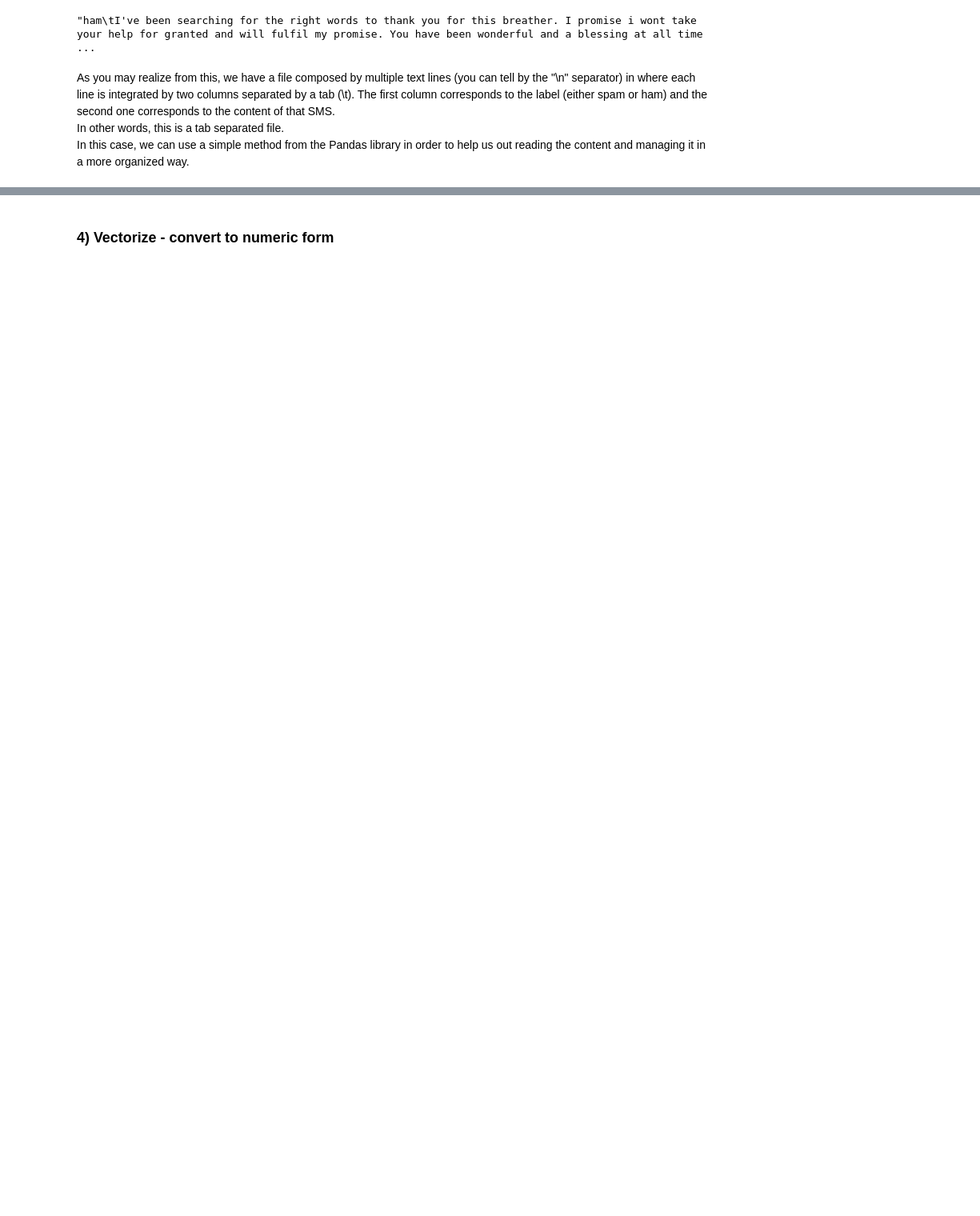
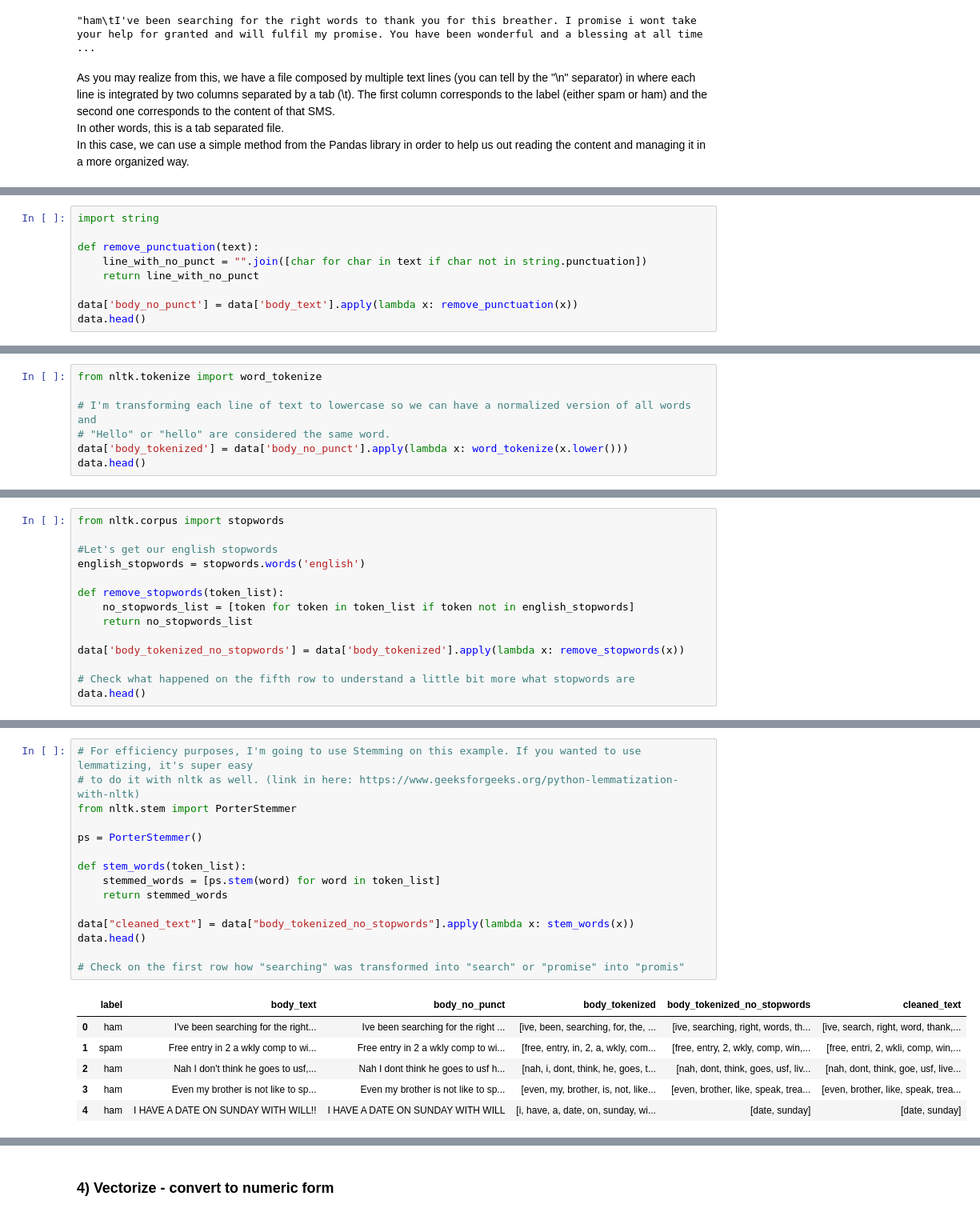
Before and after one commit to lucasalvarezlacasa/SpamFilterDetector, a Jupyter notebook: SpamFilterDetector.ipynb, the cells around one changed output, grey strips where cells are left out. Shown: that part at 80% size. Drawn from its saved outputs; the diff is of its cells as text; blank space fills up the shorter version.

```diff
--- a/SpamFilterDetector.ipynb
+++ b/SpamFilterDetector.ipynb
@@ -48,0 +51,9 @@ dataset.head(10)
+# %%
+import string
+
+def remove_punctuation(text):
+    line_with_no_punct = "".join([char for char in text if char not in string.punctuation])
+    return line_with_no_punct
+
+data['body_no_punct'] = data['body_text'].apply(lambda x: remove_punctuation(x))
+data.head()
@@ -48,0 +72,7 @@ dataset.head(10)
+# %%
+from nltk.tokenize import word_tokenize
+
+# I'm transforming each line of text to lowercase so we can have a normalized version of all words and
+# "Hello" or "hello" are considered the same word.
+data['body_tokenized'] = data['body_no_punct'].apply(lambda x: word_tokenize(x.lower()))
+data.head()
@@ -48,0 +90,14 @@ dataset.head(10)
+# %%
+from nltk.corpus import stopwords
+
+#Let's get our english stopwords
+english_stopwords = stopwords.words('english')
+
+def remove_stopwords(token_list):
+    no_stopwords_list = [token for token in token_list if token not in english_stopwords]
+    return no_stopwords_list
+
+data['body_tokenized_no_stopwords'] = data['body_tokenized'].apply(lambda x: remove_stopwords(x))
+
+# Check what happened on the fifth row to understand a little bit more what stopwords are
+data.head()
@@ -48,0 +128,22 @@ dataset.head(10)
+# %%
+# For efficiency purposes, I'm going to use Stemming on this example. If you wanted to use lemmatizing, it's super easy
+# to do it with nltk as well. (link in here: https://www.geeksforgeeks.org/python-lemmatization-with-nltk)
+from nltk.stem import PorterStemmer
+
+ps = PorterStemmer()
+
+def stem_words(token_list):
+    stemmed_words = [ps.stem(word) for word in token_list]
+    return stemmed_words
+
+data["cleaned_text"] = data["body_tokenized_no_stopwords"].apply(lambda x: stem_words(x))
+data.head()
+
+# Check on the first row how "searching" was transformed into "search" or "promise" into "promis"
+# %% [output]
+|  | label | body_text | body_no_punct | body_tokenized | body_tokenized_no_stopwords | cleaned_text |
+| 0 | ham | I've been searching for the right... | Ive been searching for the right ... | [ive, been, searching, for, the, ... | [ive, searching, right, words, th... | [ive, search, right, word, thank,... |
+| 1 | spam | Free entry in 2 a wkly comp to wi... | Free entry in 2 a wkly comp to wi... | [free, entry, in, 2, a, wkly, com... | [free, entry, 2, wkly, comp, win,... | [free, entri, 2, wkli, comp, win,... |
+| 2 | ham | Nah I don't think he goes to usf,... | Nah I dont think he goes to usf h... | [nah, i, dont, think, he, goes, t... | [nah, dont, think, goes, usf, liv... | [nah, dont, think, goe, usf, live... |
+| 3 | ham | Even my brother is not like to sp... | Even my brother is not like to sp... | [even, my, brother, is, not, like... | [even, brother, like, speak, trea... | [even, brother, like, speak, trea... |
+| 4 | ham | I HAVE A DATE ON SUNDAY WITH WILL!! | I HAVE A DATE ON SUNDAY WITH WILL | [i, have, a, date, on, sunday, wi... | [date, sunday] | [date, sunday] |
```
Also changed, not shown: parts of 15 cells of this notebook.
